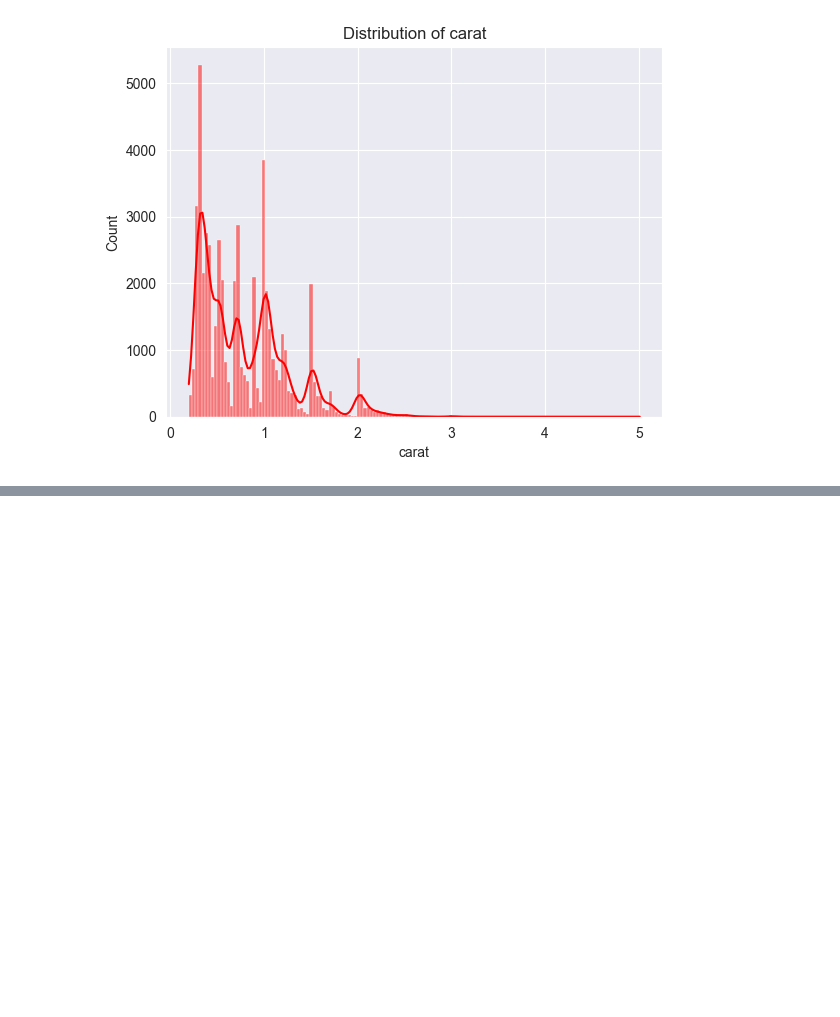
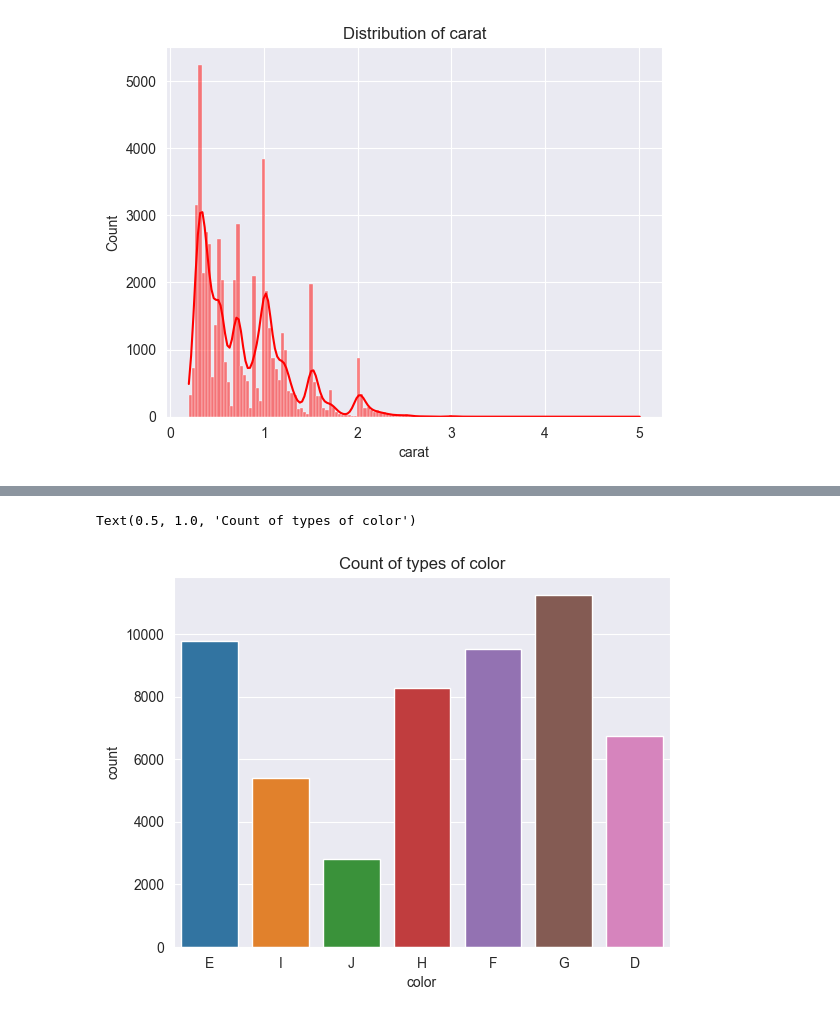
Before and after one commit to Ash2809/Diamond_Price_Pred, a Jupyter notebook: pred.ipynb, the cells around one changed output, grey strips where cells are left out. Drawn from its saved outputs; the diff is of its cells as text; code cells hidden in the pictures; blank space fills up the shorter version.

```diff
--- a/pred.ipynb
+++ b/pred.ipynb
@@ -32,0 +64,7 @@ Text(0.5, 1.0, 'Distribution of carat')
+# %%
+sns.set_style('darkgrid')
+sns.countplot(data = data, x = 'color', hue = 'color')
+plt.title('Count of types of color')
+# %% [output]
+Text(0.5, 1.0, 'Count of types of color')
+[figure, added]
```
Also changed, not shown: parts of 7 cells of this notebook.
